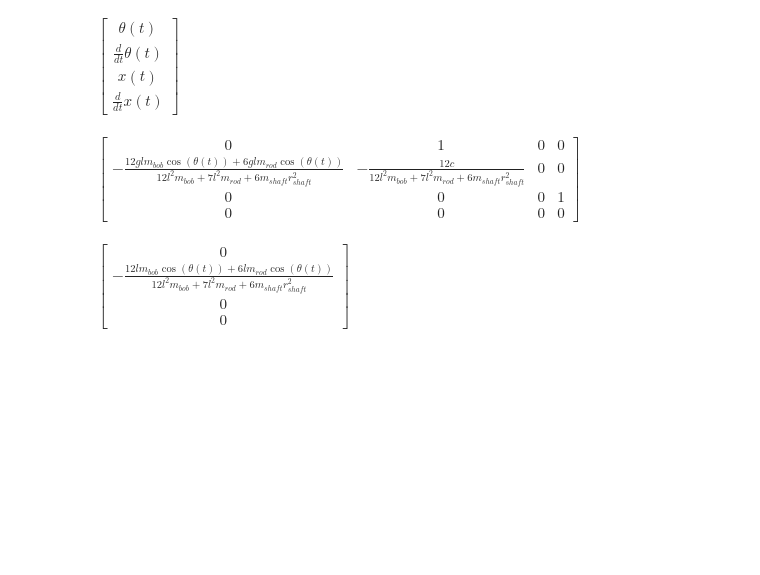
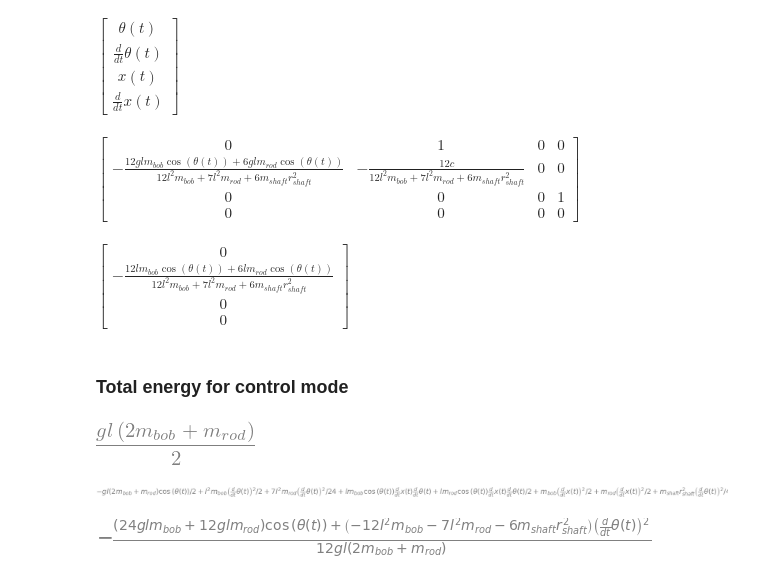
Before and after one commit to MichaelPanzer/pendulum-control, a Jupyter notebook: pendulum_mechanics.ipynb, the cells around one changed output. Saved outputs shown, nothing was run; the diff lists cells and outputs as text; code cells hidden in the pictures; blank space fills up the shorter version.

```diff
--- a/pendulum_mechanics.ipynb
+++ b/pendulum_mechanics.ipynb
@@ -50,3 +50,20 @@ display(diff(f, diff(x,t,2)))
 $\displaystyle \left[\begin{matrix}θ{\left(t \right)}\\\frac{d}{d t} θ{\left(t \right)}\\x{\left(t \right)}\\\frac{d}{d t} x{\left(t \right)}\end{matrix}\right]$
 $\displaystyle \left[\begin{matrix}0 & 1 & 0 & 0\\- \frac{12 g l m_{bob} \cos{\left(θ{\left(t \right)} \right)} + 6 g l m_{rod} \cos{\left(θ{\left(t \right)} \right)}}{12 l^{2} m_{bob} + 7 l^{2} m_{rod} + 6 m_{shaft} r_{shaft}^{2}} & - \frac{12 c}{12 l^{2} m_{bob} + 7 l^{2} m_{rod} + 6 m_{shaft} r_{shaft}^{2}} & 0 & 0\\0 & 0 & 0 & 1\\0 & 0 & 0 & 0\end{matrix}\right]$
 $\displaystyle \left[\begin{matrix}0\\- \frac{12 l m_{bob} \cos{\left(θ{\left(t \right)} \right)} + 6 l m_{rod} \cos{\left(θ{\left(t \right)} \right)}}{12 l^{2} m_{bob} + 7 l^{2} m_{rod} + 6 m_{shaft} r_{shaft}^{2}}\\0\\0\end{matrix}\right]$
+# %% [markdown]
+### Total energy for control mode
+# %%
+E_max = PE.subs(theta, sym.pi)
+display(E_max)
+
+
+E = (KE+PE).simplify()
+display(E)
+# %% [output]
+[figure, added]
+[figure, added]
+# %%
+E_norm = (E.subs(x_dot, 0)/E_max).simplify()
+display(E_norm.factor(sym.cos(theta), theta_dot))
+# %% [output]
+[figure, added]
```
Also changed, not shown: 2 other files.
